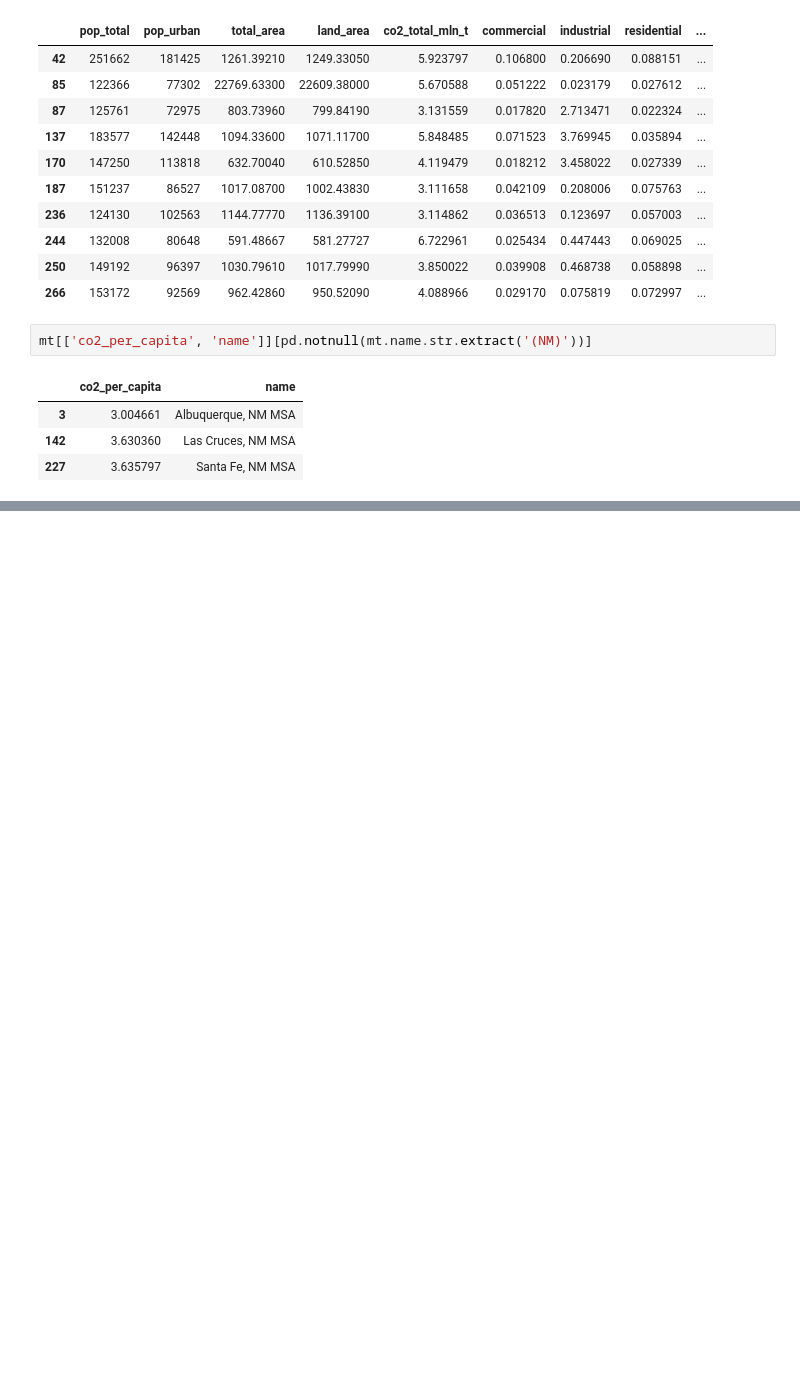
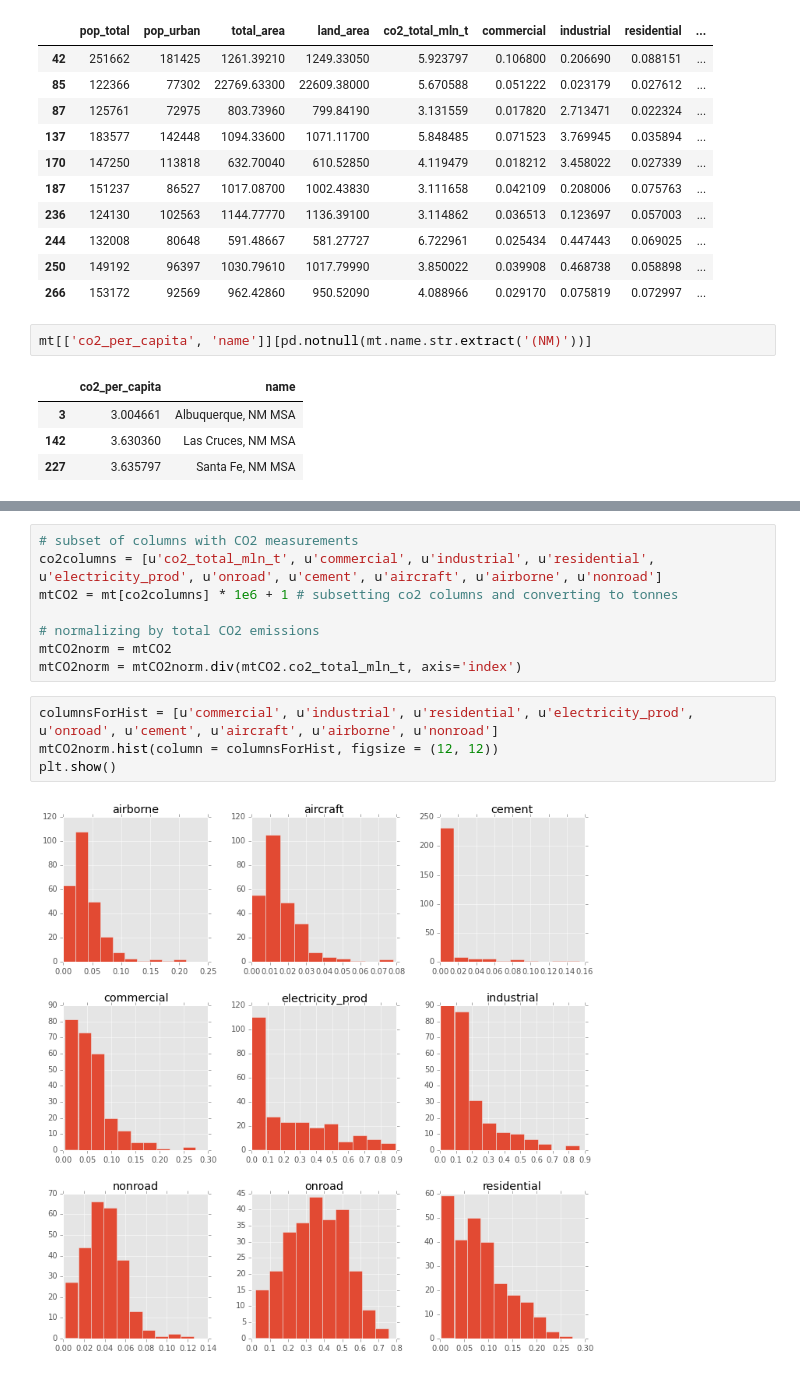
Before and after one commit to pvarsh/foundations-a4, a Jupyter notebook: assignment-4.ipynb, the cells around one changed output, grey strips where cells are left out. Cells and saved outputs as stored; diff of their text form; blank space fills up the shorter version.

```diff
--- a/assignment-4.ipynb
+++ b/assignment-4.ipynb
@@ -566,0 +582,14 @@ mt[['co2_per_capita', 'name']][pd.notnull(mt.name.str.extract('(NM)'))]
+# %%
+# subset of columns with CO2 measurements
+co2columns = [u'co2_total_mln_t', u'commercial', u'industrial', u'residential', u'electricity_prod', u'onroad', u'cement', u'aircraft', u'airborne', u'nonroad']
+mtCO2 = mt[co2columns] * 1e6 + 1 # subsetting co2 columns and converting to tonnes
+
+# normalizing by total CO2 emissions
+mtCO2norm = mtCO2
+mtCO2norm = mtCO2norm.div(mtCO2.co2_total_mln_t, axis='index')
+# %%
+columnsForHist = [u'commercial', u'industrial', u'residential', u'electricity_prod', u'onroad', u'cement', u'aircraft', u'airborne', u'nonroad']
+mtCO2norm.hist(column = columnsForHist, figsize = (12, 12))
+plt.show()
+# %% [output]
+[figure, added]
```
Also changed, not shown: parts of 14 cells of this notebook.
